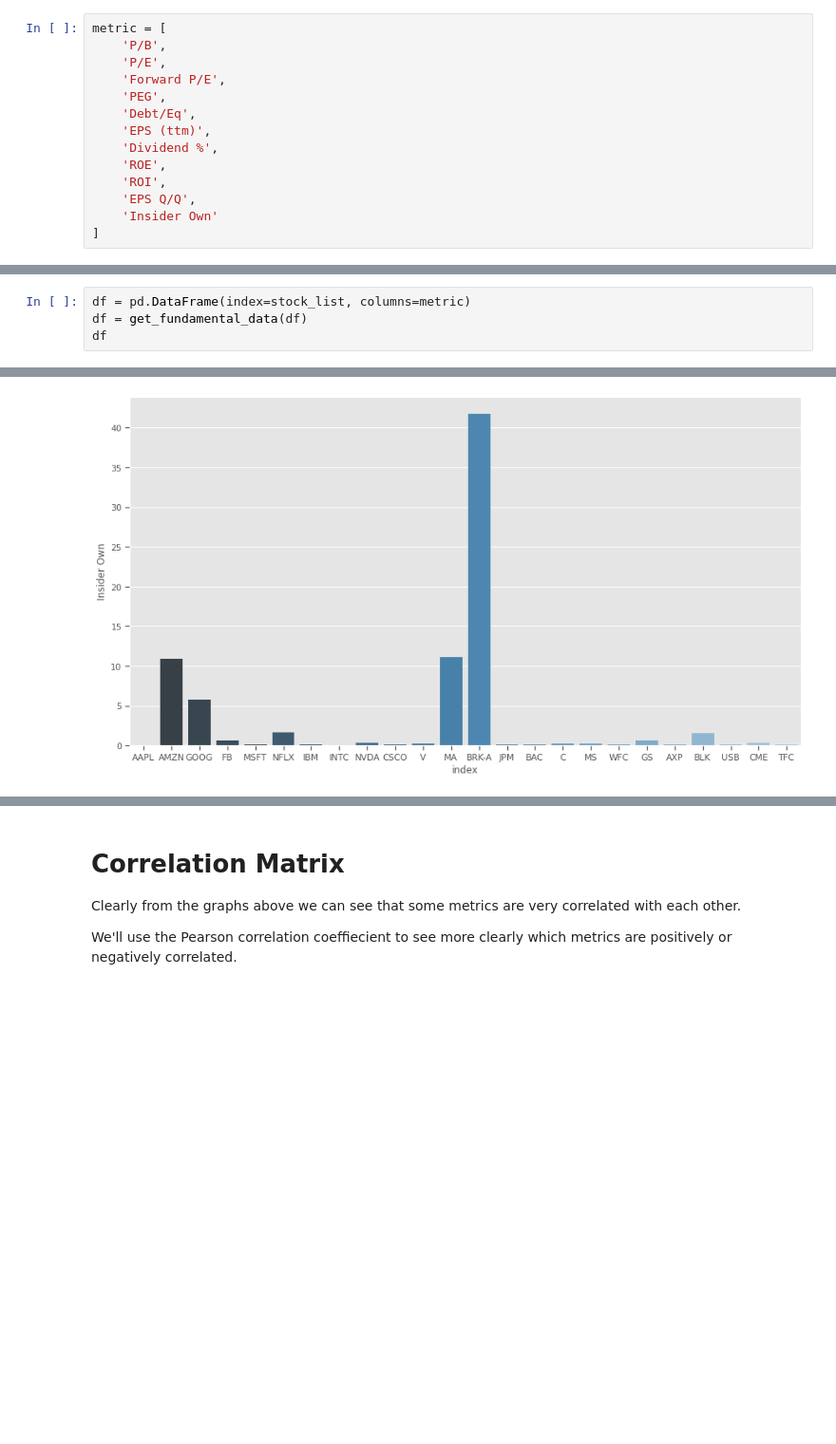
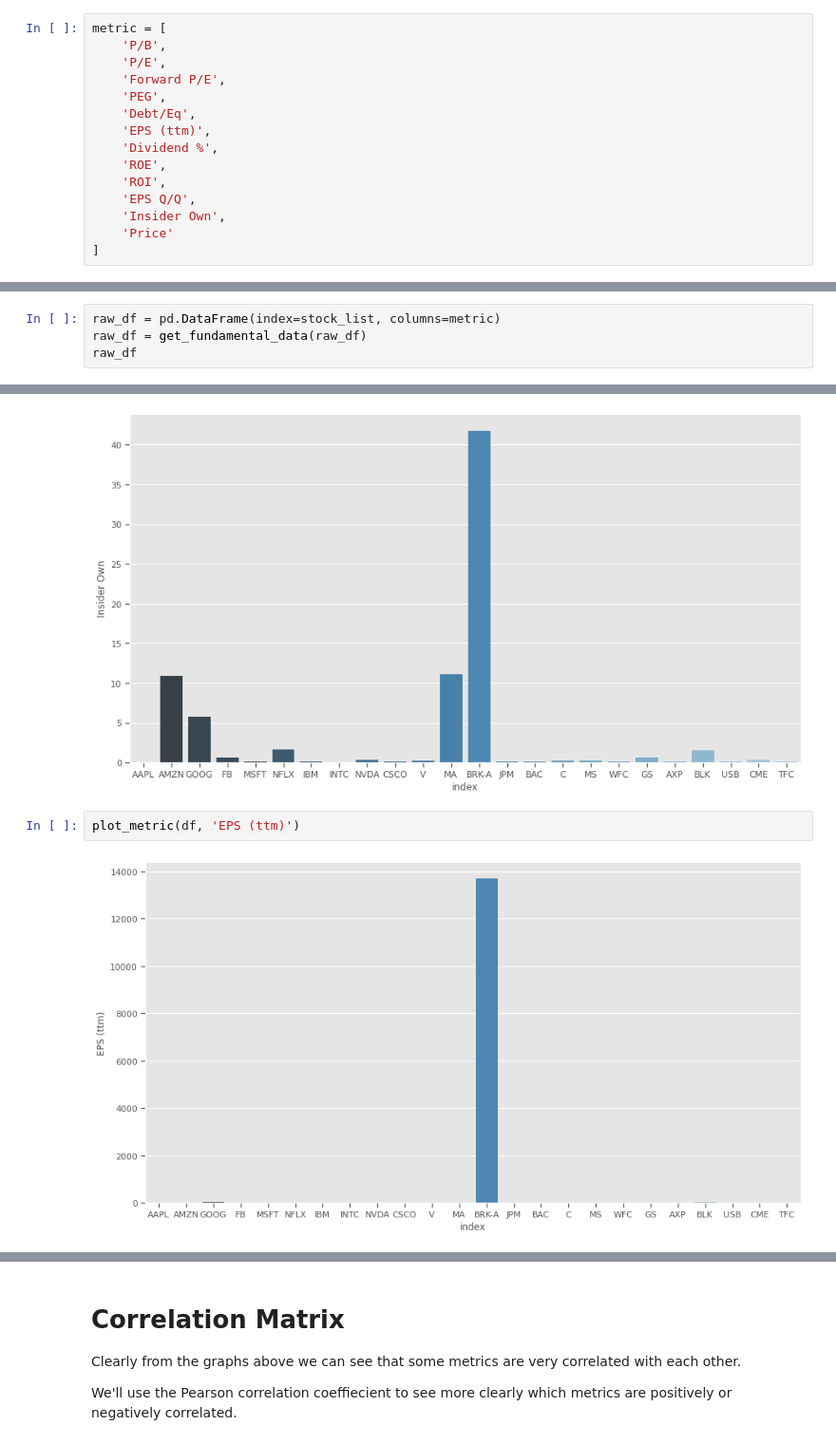
Before and after one commit to gabrielziegler3/Finance-EDA, a Jupyter notebook: financial-eda.ipynb, the cells around one changed output, grey strips where cells are left out. Shown at 95% size. Drawn from its saved outputs; the diff is of its cells as text; blank space fills up the shorter version.

```diff
--- a/financial-eda.ipynb
+++ b/financial-eda.ipynb
@@ -114,14 +111,15 @@ metric = [
     'ROE',
     'ROI',
     'EPS Q/Q',
-    'Insider Own'
+    'Insider Own',
+    'Price'
 ]
 # %% [markdown]
 # Add indicators to DataFrame
 # %%
-df = pd.DataFrame(index=stock_list, columns=metric)
-df = get_fundamental_data(df)
-df
+raw_df = pd.DataFrame(index=stock_list, columns=metric)
+raw_df = get_fundamental_data(raw_df)
+raw_df
 # %% [output]
 |  | P/B | P/E | Forward P/E | PEG | Debt/Eq | EPS (ttm) | Dividend % | ROE | ROI | EPS Q/Q | ... |
 | AAPL | 28.05 | 35.73 | 30.33 | 2.84 | 1.57 | 3.29 | 0.70% | 70.70% | 26.90% | 18.40% | ... |
@@ -210,3 +268,7 @@ plot_metric(df, 'ROI')
 plot_metric(df, 'Insider Own')
 # %% [output]
 [figure]
+# %%
+plot_metric(df, 'EPS (ttm)')
+# %% [output]
+[figure, added]
```
Also changed, not shown: parts of 18 cells of this notebook.
